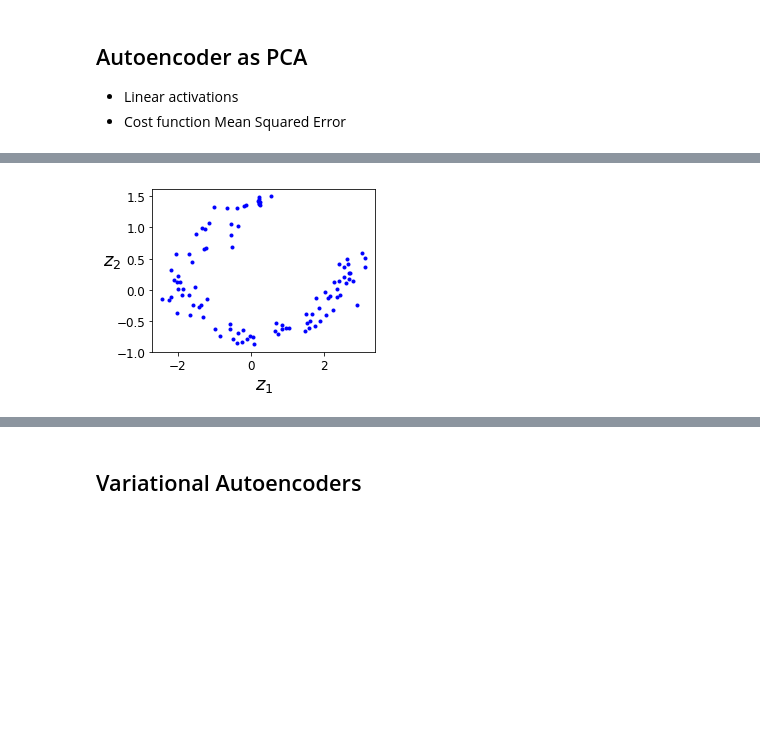
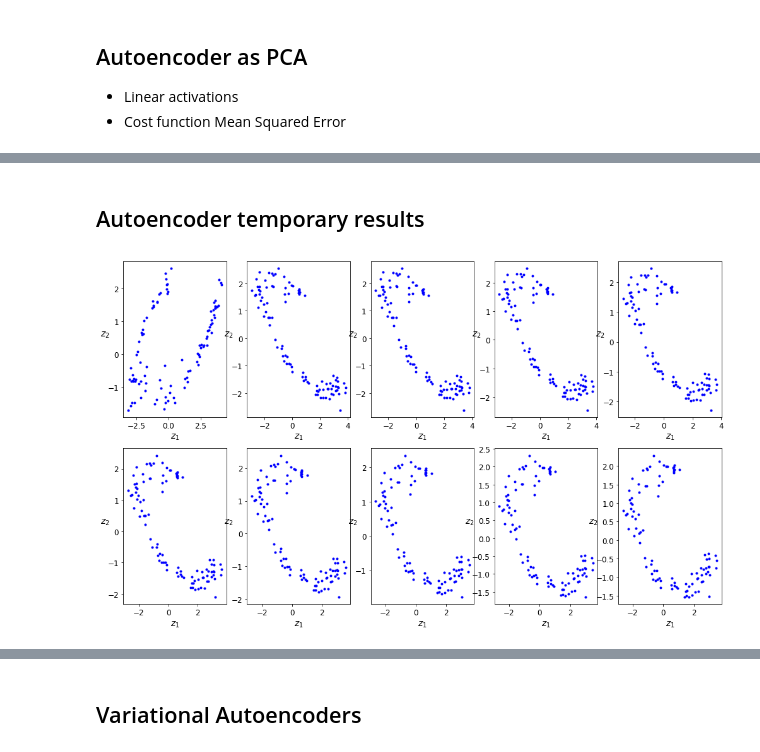
Before and after one commit to gelazari/autoencoder-meetup, a Jupyter notebook: autoencoders.ipynb, the cells around one changed output, grey strips where cells are left out. Saved outputs shown, nothing was run; the diff lists cells and outputs as text; code cells hidden in the pictures; blank space fills up the shorter version.

```diff
--- a/autoencoders.ipynb
+++ b/autoencoders.ipynb
@@ -151,8 +178,3 @@ pca_codings = pca.transform(X_test)
-# %%
-# Encodings created using PCA
-plot_codings(pca_codings)
-# %% [output]
-[figure, removed]
 # %%
 # source: https://github.com/ageron/handson-ml
 import tensorflow as tf
@@ -186 +213,7 @@ with tf.Session() as sess:
     codings_val = codings.eval(feed_dict={X: X_test})
+# %% [markdown]
+## Autoencoder temporary results
+# %%
+plot_many_codings(codings_val_progress)
+# %% [output]
+[figure, added]
```
Also changed, not shown: parts of 13 cells of this notebook.
